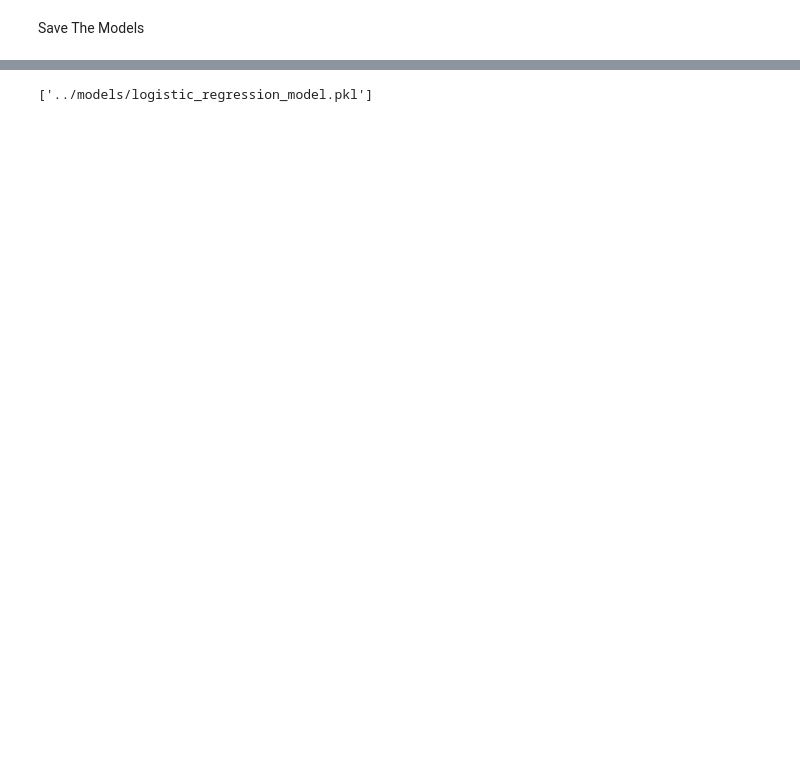
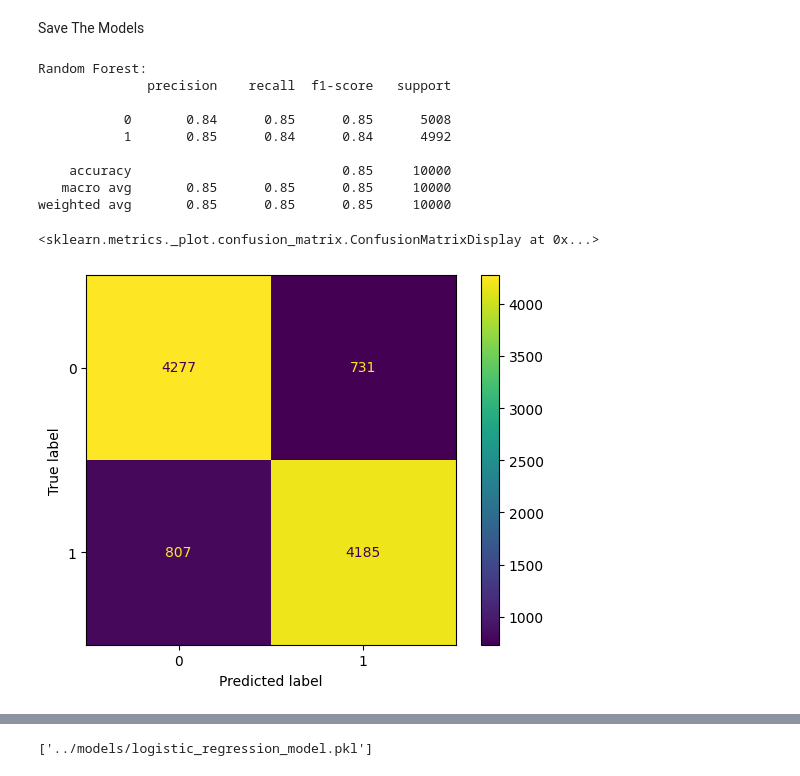
Before and after one commit to jasonyu17/IMDB-Sentiment-Classifier, a Jupyter notebook: notebooks/tfidf.ipynb, the cells around one changed output, grey strips where cells are left out. Cells and saved outputs as stored; diff of their text form; code cells hidden in the pictures; blank space fills up the shorter version.

Commit message:
added a svm, random forest and xgboost

```diff
--- a/notebooks/tfidf.ipynb
+++ b/notebooks/tfidf.ipynb
@@ -69,0 +81,3 @@ weighted avg       0.89      0.89      0.89     10000
+# %%
+rf = RandomForestClassifier(n_estimators=100, random_state=4850)
+rf.fit(X_train, y_train)
@@ -70,2 +125,22 @@ weighted avg       0.89      0.89      0.89     10000
 # %% [markdown]
 Save The Models
+# %%
+rf_y_pred = rf.predict(X_test)
+print("Random Forest:")
+print(classification_report(y_test, rf_y_pred))
+
+conMatrix = confusion_matrix(y_test, rf_y_pred)
+dispMatrix = ConfusionMatrixDisplay(confusion_matrix=conMatrix)
+dispMatrix.plot()
+# %% [output]
+Random Forest:
+              precision    recall  f1-score   support
+
+           0       0.84      0.85      0.85      5008
+           1       0.85      0.84      0.84      4992
+
+    accuracy                           0.85     10000
+   macro avg       0.85      0.85      0.85     10000
+weighted avg       0.85      0.85      0.85     10000
+<sklearn.metrics._plot.confusion_matrix.ConfusionMatrixDisplay at 0x...>
+[figure, added]
```
Also changed, not shown: parts of 9 cells of this notebook, 3 other files.
